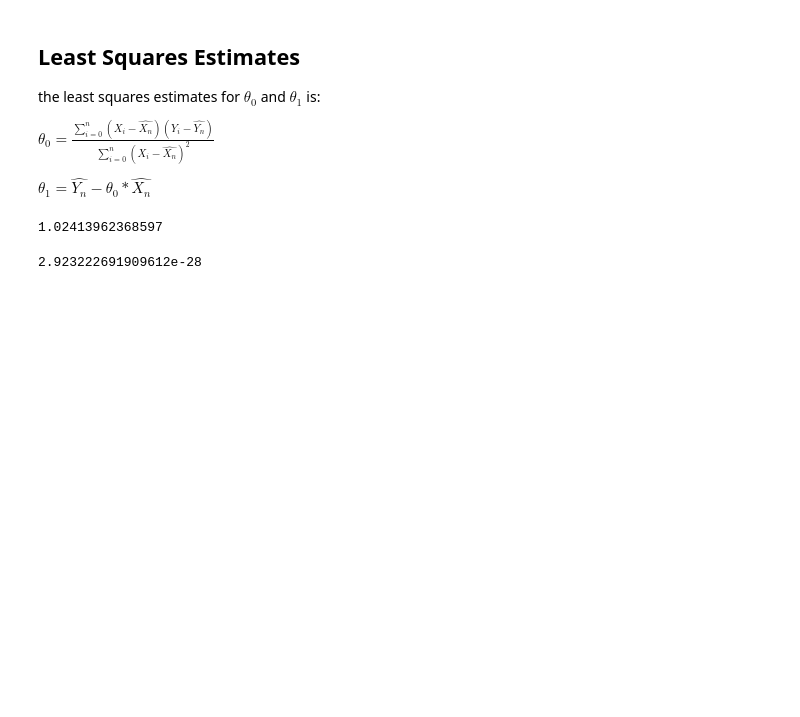
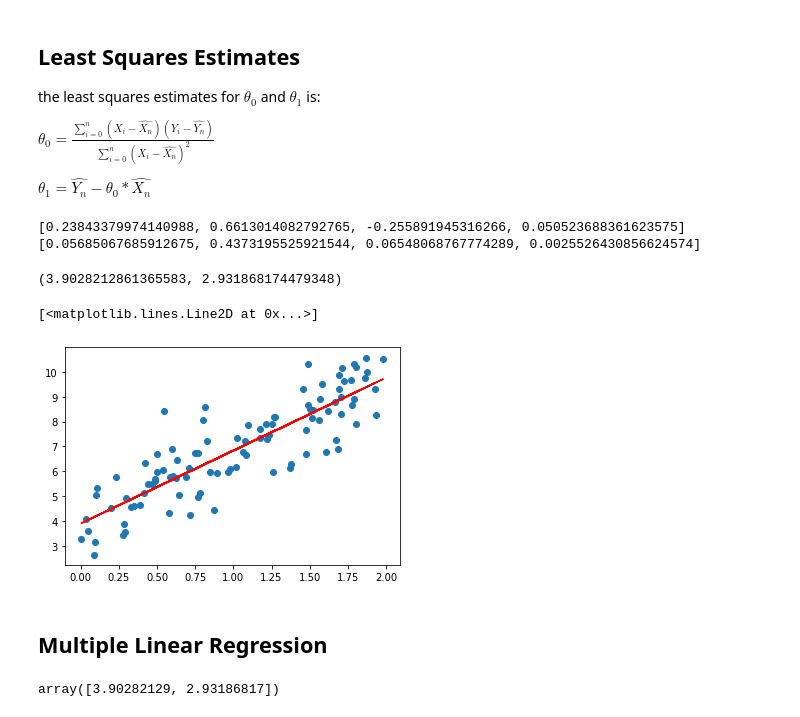
Before and after one commit to nailson/ml_algorithms_python, a Jupyter notebook: linear_regression/understanding_linear_regression.ipynb, the cells around one changed output. Saved outputs shown, nothing was run; the diff lists cells and outputs as text; code cells hidden in the pictures; blank space fills up the shorter version.

Commit message:
simple linear regression

```diff
--- a/linear_regression/understanding_linear_regression.ipynb
+++ b/linear_regression/understanding_linear_regression.ipynb
@@ -28,20 +31,46 @@ the least squares estimates for $\theta_{0}$ and $\theta_{1}$ is:
 $\theta_{0} = \frac{\sum_{i=0}^{n}(X_i - \hat{X_n})(Y_i - \hat{Y_n})}{\sum_{i=0}^{n}(X_i - \hat{X_n})^2} $
 
 $\theta_{1} = \hat{Y_n} - \theta_{0} * \hat{X_n} $
-# %%
-np.mean(X)
-# %% [output]
-1.02413962368597
 # %%
+def deviation(array):
+    return [x-np.mean(array) for x in array]
+
 def squared_deviation(array):
-    deviations = [x-np.mean(array) for x in array]
-    return np.sum(deviations)**2
+    return [(x-np.mean(array))**2 for x in array]
 
-squared_deviation(X)
+print(deviation(X)[:4])
+print(squared_deviation(X)[:4])
 # %% [output]
-2.923222691909612e-28
+[0.23843379974140988, 0.6613014082792765, -0.255891945316266, 0.050523688361623575]
+[0.05685067685912675, 0.4373195525921544, 0.06548068767774289, 0.0025526430856624574]
-# %%
-
-def least_squares_fit(X, y):
-    mean_
-    [np.mean(X) ]
+# %%
+def least_squares_fit(X, y):
+    numerator = np.sum([x_dev*y_dev for x_dev, y_dev in zip(deviation(X), deviation(y))])
+    denominator = np.sum(squared_deviation(X))
+
+    slope = numerator/denominator
+    intercept = np.mean(y) - slope * np.mean(X)
+
+    return intercept, slope
+
+least_squares_fit(X, y)
+# %% [output]
+(3.9028212861365583, 2.931868174479348)
+# %%
+intercept, slope = least_squares_fit(X, y)
+
+y_pred = intercept + X*slope
+
+plt.scatter(X,y)
+plt.plot(X, y_pred, color=)
+# %% [output]
+[<matplotlib.lines.Line2D at 0x...>]
+[figure, added]
+# %% [markdown]
+## Multiple Linear Regression
+# %%
+X_b = np.c_[np.ones((100, 1)), X] # add x0 = 1 to each instance
+theta_best = np.linalg.inv(X_b.T.dot(X_b)).dot(X_b.T).dot(y)
+theta_best
+# %% [output]
+array([3.90282129, 2.93186817])
```
Also changed, not shown: parts of 2 cells of this notebook.
